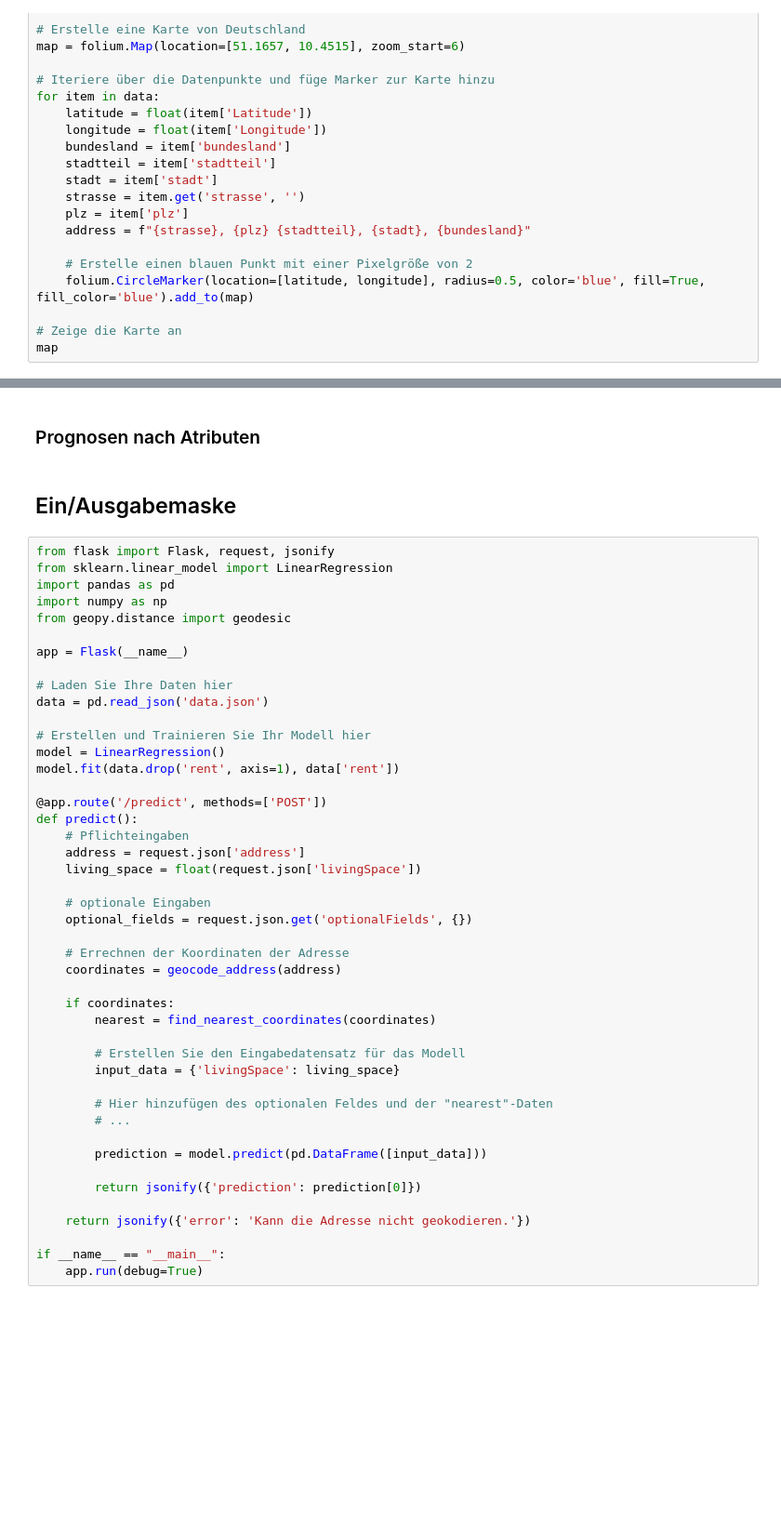
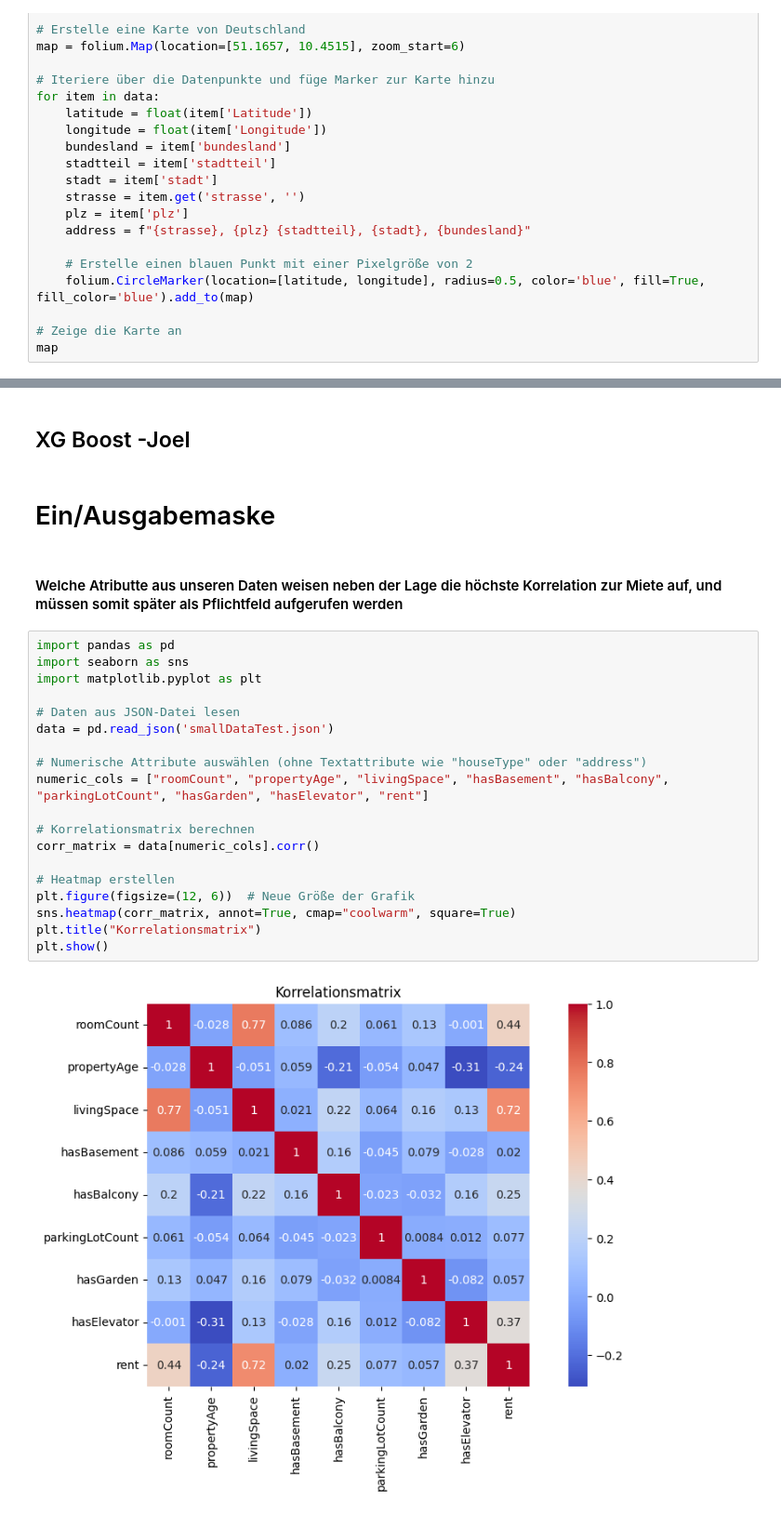
Before and after one commit to Allibibo/KI_mietpreis_prognose, a Jupyter notebook: Final_Project.ipynb, the cells around one changed output, grey strips where cells are left out. Shown at 93% size. Cells and saved outputs as stored; diff of their text form; blank space fills up the shorter version.

Commit message:
Joel

```diff
--- a/Final_Project.ipynb
+++ b/Final_Project.ipynb
@@ -392,49 +354,27 @@ KeyboardInterrupt:
-# %% [markdown]
-### Prognosen nach Atributen
+# %% [markdown]
+## XG Boost -Joel
 # %% [markdown]
-## Ein/Ausgabemaske
+# Ein/Ausgabemaske
-# %%
-from flask import Flask, request, jsonify
-from sklearn.linear_model import LinearRegression
-import pandas as pd
-import numpy as np
-from geopy.distance import geodesic
-
-app = Flask(__name__)
-
-# Laden Sie Ihre Daten hier
-data = pd.read_json('data.json')
-
-# Erstellen und Trainieren Sie Ihr Modell hier
-model = LinearRegression()
-model.fit(data.drop('rent', axis=1), data['rent'])
-
-@app.route('/predict', methods=['POST'])
-def predict():
-    # Pflichteingaben
-    address = request.json['address']
-    living_space = float(request.json['livingSpace'])
-
-    # optionale Eingaben
-    optional_fields = request.json.get('optionalFields', {})
-
-    # Errechnen der Koordinaten der Adresse
-    coordinates = geocode_address(address)
-
-    if coordinates:
-        nearest = find_nearest_coordinates(coordinates)
-
-        # Erstellen Sie den Eingabedatensatz für das Modell
-        input_data = {'livingSpace': living_space}
-
-        # Hier hinzufügen des optionalen Feldes und der "nearest"-Daten
-        # ...
-
-        prediction = model.predict(pd.DataFrame([input_data]))
-
-        return jsonify({'prediction': prediction[0]})
-
-    return jsonify({'error': 'Kann die Adresse nicht geokodieren.'})
-
-if __name__ == "__main__":
-    app.run(debug=True)
+# %% [markdown]
+#### Welche Atributte aus unseren Daten weisen neben der Lage die höchste Korrelation zur Miete auf, und müssen somit später als Pflichtfeld aufgerufen werden
+# %%
+import pandas as pd
+import seaborn as sns
+import matplotlib.pyplot as plt
+
+# Daten aus JSON-Datei lesen
+data = pd.read_json('smallDataTest.json')
+
+# Numerische Attribute auswählen (ohne Textattribute wie "houseType" oder "address")
+numeric_cols = ["roomCount", "propertyAge", "livingSpace", "hasBasement", "hasBalcony", "parkingLotCount", "hasGarden", "hasElevator", "rent"]
+
+# Korrelationsmatrix berechnen
+corr_matrix = data[numeric_cols].corr()
+
+# Heatmap erstellen
+plt.figure(figsize=(12, 6))  # Neue Größe der Grafik
+sns.heatmap(corr_matrix, annot=True, cmap="coolwarm", square=True)
+plt.title("Korrelationsmatrix")
+plt.show()
+# %% [output]
+[figure, added]
```
Also changed, not shown: parts of 22 cells of this notebook, 21 other files.
